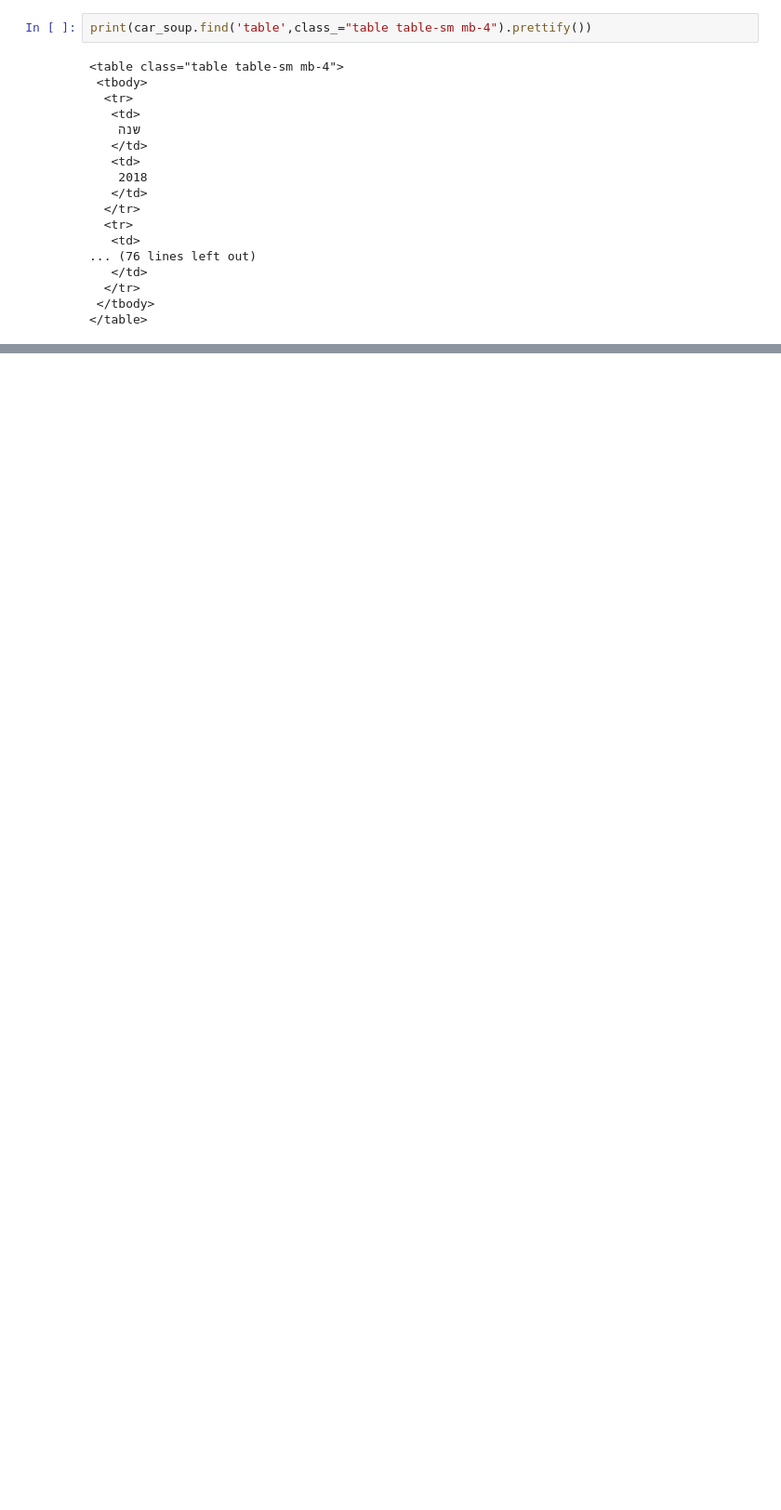
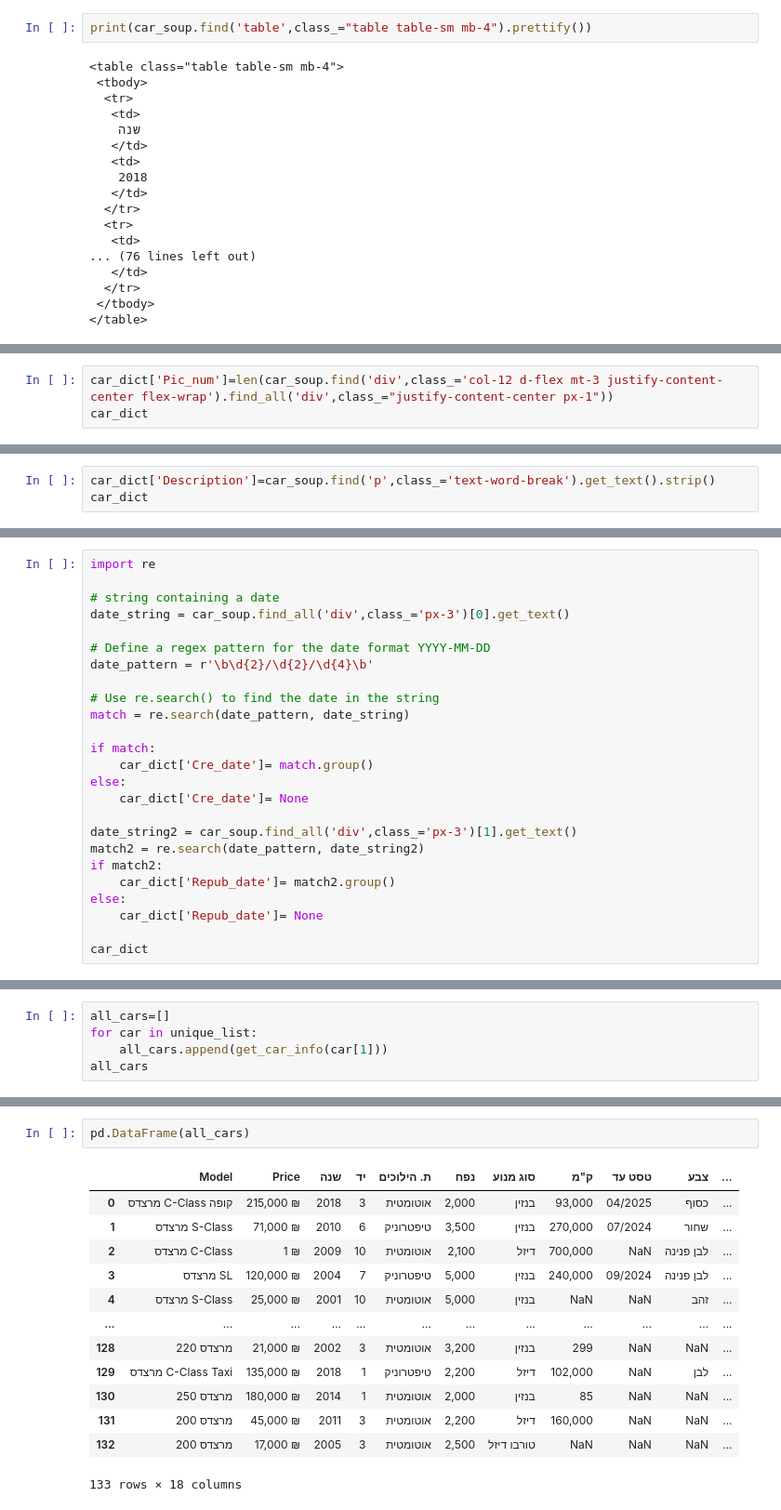
Before and after one commit to ShlomoKleinman/Mercedes-Project, a Jupyter notebook: Scraping Mercedes cars.ipynb, the cells around one changed output, grey strips where cells are left out. Shown: that part at 93% size. Saved outputs shown, nothing was run; the diff lists cells and outputs as text; blank space fills up the shorter version.

```diff
--- a/Scraping Mercedes cars.ipynb
+++ b/Scraping Mercedes cars.ipynb
@@ -259,0 +282,3 @@ rows
+# %%
+car_dict['Pic_num']=len(car_soup.find('div',class_='col-12 d-flex mt-3 justify-content-center flex-wrap').find_all('div',class_="justify-content-center px-1"))
+car_dict
@@ -259,0 +302,3 @@ rows
+# %%
+car_dict['Description']=car_soup.find('p',class_='text-word-break').get_text().strip()
+car_dict
@@ -259,0 +328,25 @@ rows
+# %%
+import re
+
+# string containing a date
+date_string = car_soup.find_all('div',class_='px-3')[0].get_text()
+
+# Define a regex pattern for the date format YYYY-MM-DD
+date_pattern = r'\b\d{2}/\d{2}/\d{4}\b'
+
+# Use re.search() to find the date in the string
+match = re.search(date_pattern, date_string)
+
+if match:
+    car_dict['Cre_date']= match.group()
+else:
+    car_dict['Cre_date']= None
+
+date_string2 = car_soup.find_all('div',class_='px-3')[1].get_text()
+match2 = re.search(date_pattern, date_string2)
+if match2:
+    car_dict['Repub_date']= match2.group()
+else:
+    car_dict['Repub_date']= None
+
+car_dict
@@ -259,0 +444,5 @@ rows
+# %%
+all_cars=[]
+for car in unique_list:
+    all_cars.append(get_car_info(car[1]))
+all_cars
@@ -259,0 +473,16 @@ rows
+# %%
+pd.DataFrame(all_cars)
+# %% [output]
+|  | Model | Price | שנה | יד | ת. הילוכים | נפח | סוג מנוע | ק"מ | טסט עד | צבע | ... |
+| 0 | מרצדס C-Class קופה | 215,000 ₪ | 2018 | 3 | אוטומטית | 2,000 | בנזין | 93,000 | 04/2025 | כסוף | ... |
+| 1 | מרצדס S-Class | 71,000 ₪ | 2010 | 6 | טיפטרוניק | 3,500 | בנזין | 270,000 | 07/2024 | שחור | ... |
+| 2 | מרצדס C-Class | 1 ₪ | 2009 | 10 | אוטומטית | 2,100 | דיזל | 700,000 | NaN | לבן פנינה | ... |
+| 3 | מרצדס SL | 120,000 ₪ | 2004 | 7 | טיפטרוניק | 5,000 | בנזין | 240,000 | 09/2024 | לבן פנינה | ... |
+| 4 | מרצדס S-Class | 25,000 ₪ | 2001 | 10 | אוטומטית | 5,000 | בנזין | NaN | NaN | זהב | ... |
+| ... | ... | ... | ... | ... | ... | ... | ... | ... | ... | ... | ... |
+| 128 | מרצדס 220 | 21,000 ₪ | 2002 | 3 | אוטומטית | 3,200 | בנזין | 299 | NaN | NaN | ... |
+| 129 | מרצדס C-Class Taxi | 135,000 ₪ | 2018 | 1 | טיפטרוניק | 2,200 | דיזל | 102,000 | NaN | לבן | ... |
+| 130 | מרצדס 250 | 180,000 ₪ | 2014 | 1 | אוטומטית | 2,000 | בנזין | 85 | NaN | NaN | ... |
+| 131 | מרצדס 200 | 45,000 ₪ | 2011 | 3 | אוטומטית | 2,200 | דיזל | 160,000 | NaN | NaN | ... |
+| 132 | מרצדס 200 | 17,000 ₪ | 2005 | 3 | אוטומטית | 2,500 | טורבו דיזל | NaN | NaN | NaN | ... |
+133 rows × 18 columns
```
Also changed, not shown: parts of 23 cells of this notebook.
